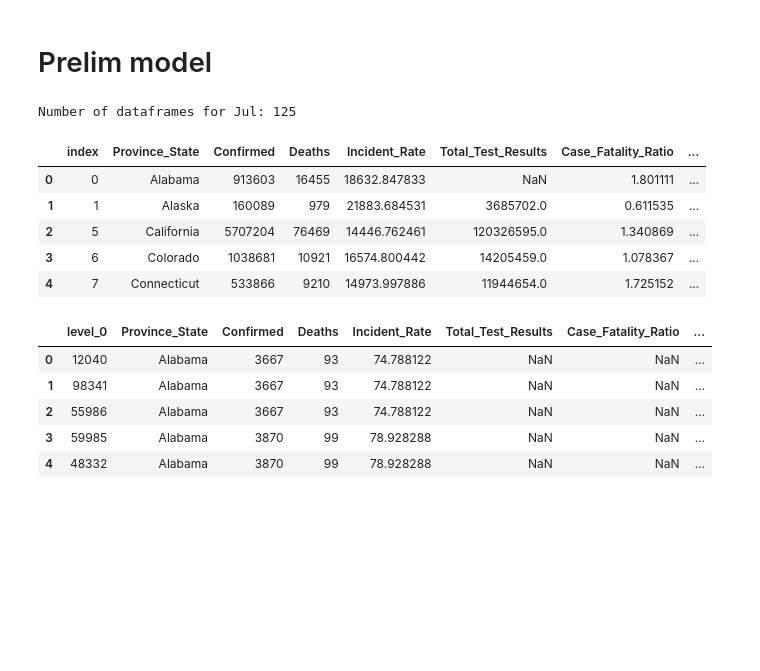
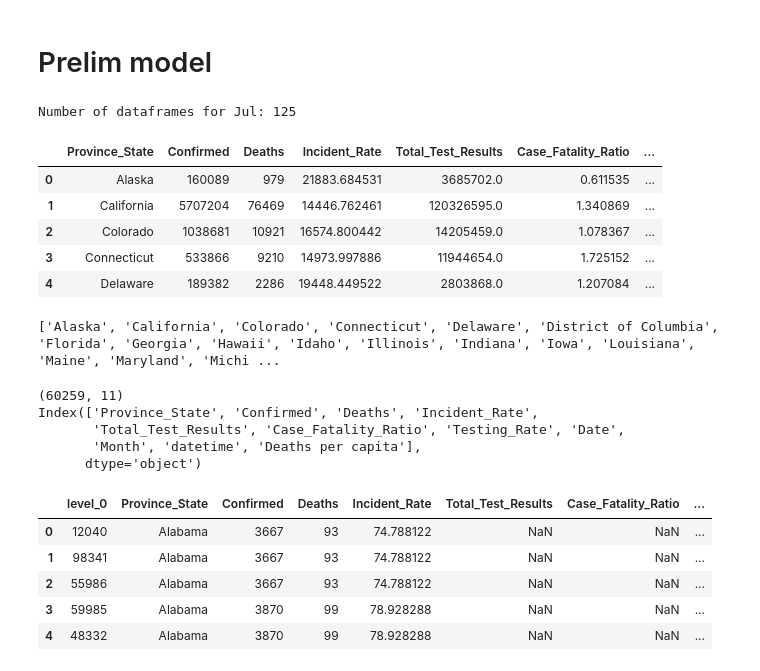
Before and after one commit to jaycee-pang/data200s-covid19, a Jupyter notebook: all_models.ipynb, the cells around one changed output. Cells and saved outputs as stored; diff of their text form; code cells hidden in the pictures; blank space fills up the shorter version.

Commit message:
updated data processing

```diff
--- a/all_models.ipynb
+++ b/all_models.ipynb
@@ -599,40 +678,60 @@ for month, dataframes in dataframes_by_month.items():
 
 
 
 
 data = {month: [df.drop(columns=['Last_Update', 'Country_Region', 'UID', 'ISO3', 'Lat', 'Long_',\
                                  'Recovered', 'Active', 'People_Hospitalized',\
                                    'FIPS', 'Hospitalization_Rate'])\
                 for df in dataframes] for month, dataframes in dataframes_by_month.items()}
 
 
 data = {month: [df.assign(Month=month) for df in dataframes]
         for month, dataframes in data.items()}
 
 
 concats = [pd.concat(df, axis=0) for df in data.values()]
 
 all_data = pd.concat(concats, axis=0)
 all_data['datetime'] = pd.to_datetime(all_data['Date'], format="%Y-%m-%d").drop(columns=['Date'])
 
+all_data.drop(columns=['Mortality_Rate', 'People_Tested'], inplace=True)
+all_data.dropna(inplace=True)
+
 all_data['Deaths per capita'] = np.NaN
-all_data.reset_index(inplace=True,)
+all_data.reset_index(inplace=True,drop=True)
 
 # add deaths per capita
 for state in state_dict:
     if state not in bad_states:
         dpc = (all_data[all_data['Province_State'] == state]['Deaths']/pop_data.loc[state, 'RESIDENT POPULATION (APRIL 1, 2020)'])
         all_data.loc[dpc.index, 'Deaths per capita'] = dpc
 
 all_data.head()
 # %% [output]
 Number of dataframes for Jul: 125
-|  | index | Province_State | Confirmed | Deaths | Incident_Rate | Total_Test_Results | Case_Fatality_Ratio | ... |
-| 0 | 0 | Alabama | 913603 | 16455 | 18632.847833 | NaN | 1.801111 | ... |
-| 1 | 1 | Alaska | 160089 | 979 | 21883.684531 | 3685702.0 | 0.611535 | ... |
-| 2 | 5 | California | 5707204 | 76469 | 14446.762461 | 120326595.0 | 1.340869 | ... |
-| 3 | 6 | Colorado | 1038681 | 10921 | 16574.800442 | 14205459.0 | 1.078367 | ... |
-| 4 | 7 | Connecticut | 533866 | 9210 | 14973.997886 | 11944654.0 | 1.725152 | ... |
+|  | Province_State | Confirmed | Deaths | Incident_Rate | Total_Test_Results | Case_Fatality_Ratio | ... |
+| 0 | Alaska | 160089 | 979 | 21883.684531 | 3685702.0 | 0.611535 | ... |
+| 1 | California | 5707204 | 76469 | 14446.762461 | 120326595.0 | 1.340869 | ... |
+| 2 | Colorado | 1038681 | 10921 | 16574.800442 | 14205459.0 | 1.078367 | ... |
+| 3 | Connecticut | 533866 | 9210 | 14973.997886 | 11944654.0 | 1.725152 | ... |
+| 4 | Delaware | 189382 | 2286 | 19448.449522 | 2803868.0 | 1.207084 | ... |
+# %%
+states_remaining = set()
+for i in range(len(all_data)):
+    states_remaining.add(all_data.loc[i, 'Province_State'])
+states_rem = list(states_remaining)
+print(sorted(states_rem))
+# %% [output]
+['Alaska', 'California', 'Colorado', 'Connecticut', 'Delaware', 'District of Columbia', 'Florida', 'Georgia', 'Hawaii', 'Idaho', 'Illinois', 'Indiana', 'Iowa', 'Louisiana', 'Maine', 'Maryland', 'Michi ...
+# %%
+print(all_data.shape)
+print(all_data.dropna().columns)
+# %% [output]
+(60259, 11)
+Index(['Province_State', 'Confirmed', 'Deaths', 'Incident_Rate',
+       'Total_Test_Results', 'Case_Fatality_Ratio', 'Testing_Rate', 'Date',
+       'Month', 'datetime', 'Deaths per capita'],
+      dtype='object')
 # %%
 # add deaths per capita per day
 temp_df=pd.DataFrame()
```
Also changed, not shown: parts of 19 cells of this notebook.
